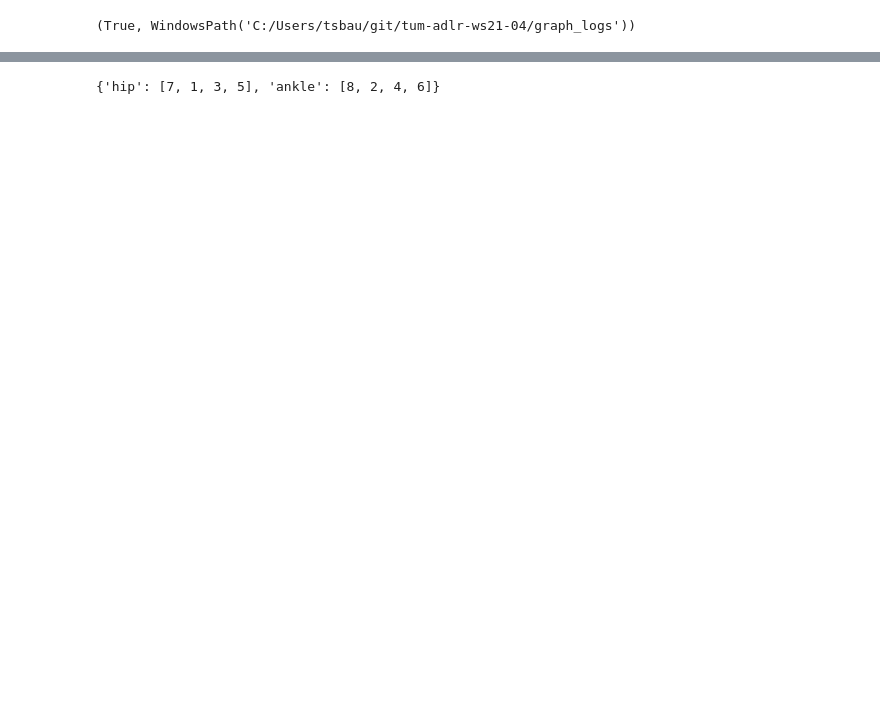
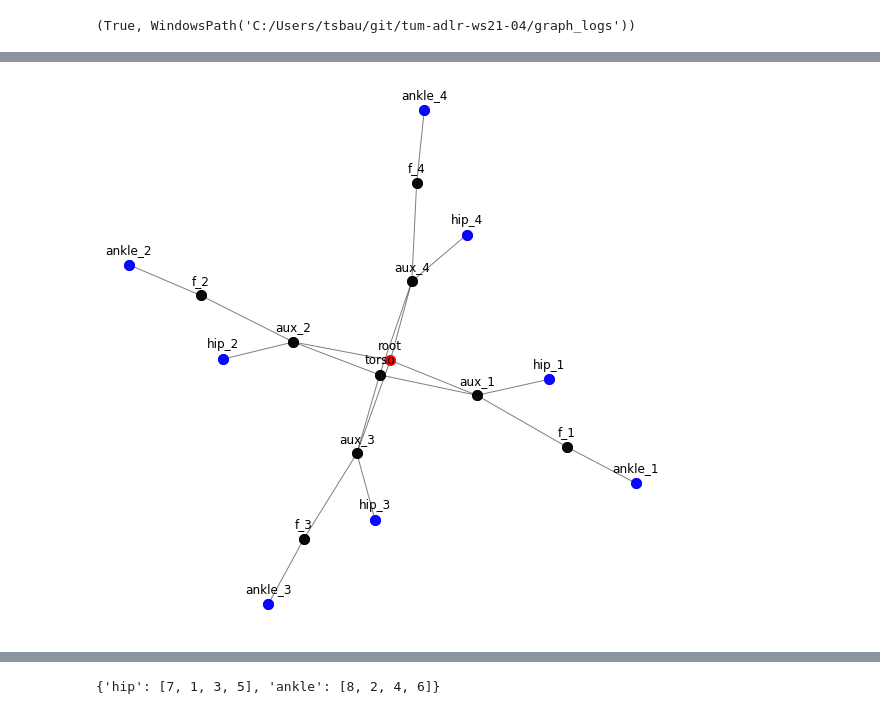
Before and after one commit to HannesStark/gnn-reinforcement-learning, a Jupyter notebook: playground/graph_visualization/robot_graph_visualization.ipynb, the cells around one changed output, grey strips where cells are left out. Cells and saved outputs as stored; diff of their text form; code cells hidden in the pictures; blank space fills up the shorter version.

Commit message:
more graph visualizations

```diff
--- a/playground/graph_visualization/robot_graph_visualization.ipynb
+++ b/playground/graph_visualization/robot_graph_visualization.ipynb
@@ -15,7 +18,6 @@ if basepath.name != "tum-adlr-ws21-04":
 
 basepath = Path(os.getcwd())
 # %%
-task_name = "AntS-v1"
 graph_logs_dir = basepath / "graph_logs"
 graph_logs_dir.exists(), graph_logs_dir
 # %% [output]
@@ -29,0 +97,4 @@ dict_keys(['tree', 'relation_matrix', 'node_type_dict', 'output_type_dict', 'inp
+# %%
+ant_log = visualize_task_graph("AntS-v1")
+# %% [output]
+[figure, added]
```
Also changed, not shown: parts of 17 cells of this notebook, 2 other files.
